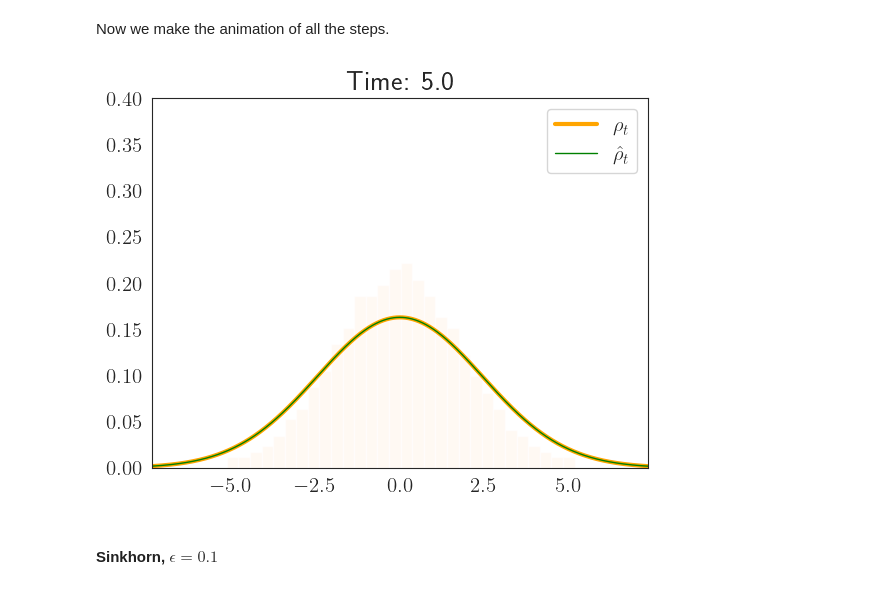
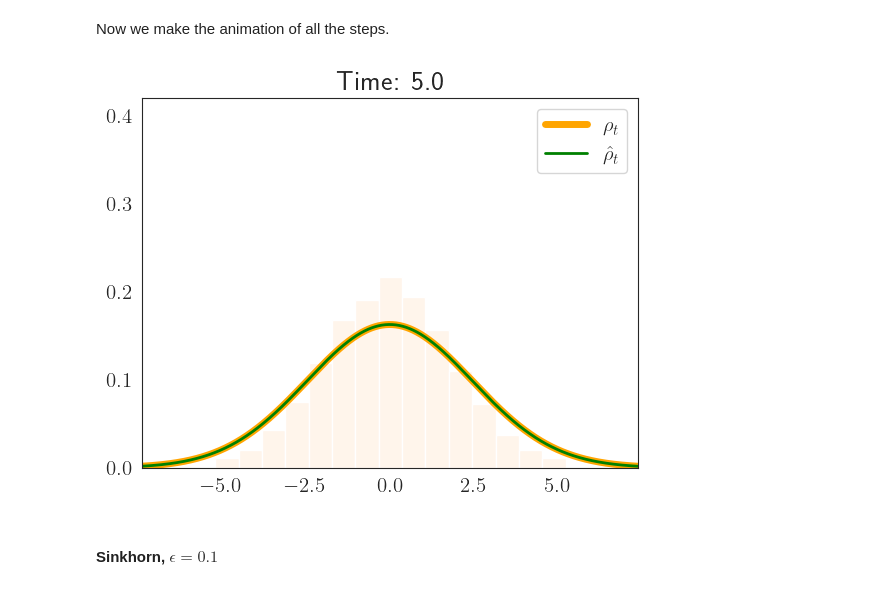
Before and after one commit to medhaaga/SchrodingerBridgeScheme, a Jupyter notebook: BP_scheme_Entropy.ipynb, the cells around one changed output. Cells and saved outputs as stored; diff of their text form; code cells hidden in the pictures.

```diff
--- a/BP_scheme_Entropy.ipynb
+++ b/BP_scheme_Entropy.ipynb
@@ -232,7 +230,7 @@ def update_plot(frame, SB_steps, steps, eps, sigma_squared, forward, xlim, ylim)
 
     # Your plotting logic for each frame
     step = steps[frame]
-    plt.hist(SB_steps[frame], density=True, bins=30, color=color, edgecolor='white')
+    plt.hist(SB_steps[frame], density=True, bins=15, color=color, edgecolor='white')
     plt.title(f'Time: {np.round(eps*step, 1)}')
     plt.xlim(-xlim, xlim)
     plt.ylim(0, ylim)
@@ -245,9 +243,9 @@ def update_plot(frame, SB_steps, steps, eps, sigma_squared, forward, xlim, ylim)
         SB_var = reverse_SB_var(sigma_squared, eps, k=step)
 
     x, pdf_values = draw_gaussian(mean=0, std_dev=np.sqrt(true_var))
-    plt.plot(x, pdf_values, label=r'$\rho_t$', color='orange', linewidth=3)
+    plt.plot(x, pdf_values, label=r'$\rho_t$', color='orange', linewidth=5)
     x, pdf_values = draw_gaussian(mean=0, std_dev=np.sqrt(SB_var))
-    plt.plot(x, pdf_values, label=r'$\hat \rho_t$', color='green')
+    plt.plot(x, pdf_values, label=r'$\hat \rho_t$', color='green', linewidth=2)
     plt.legend()
 # %%
 def update_plot_gauss_mix(frame, SB_steps, steps, eps, mu1, mu2, sigma_squared, forward, xlim, ylim):
@@ -290,8 +288,8 @@ total_time = 5
 mean, sigma, sigma_squared = 0, 1, 1
 # %%
 step_size = 0.01
-max_steps = int(time/step_size)
-all_steps = 10*np.arange(1, (max_steps//10)+1)
+max_steps = int(total_time/step_size)
+all_steps = 10*np.arange((max_steps//10)+1)
 dir = f'{SB_estimation_method}/{source_dist}/{direction}'
 file_path = os.path.join(dir, f'eps{step_size}_time{total_time}.npy')
 X_SB = np.load(file_path)
@@ -343,18 +341,18 @@ Now we make the animation of all the steps.
 # %%
 num_frames = len(all_steps)
 
 # Create a figure
 fig, ax = plt.subplots()
 
 # Create the animation
 
-animation = FuncAnimation(fig, update_plot, frames=num_frames, fargs=(X_SB, all_steps, step_size, sigma_squared, True, 3*np.sqrt(sigma_squared + total_time), 0.4), interval=10)
+animation = FuncAnimation(fig, update_plot, frames=num_frames, fargs=(X_SB, all_steps, step_size, sigma_squared, True, 3*np.sqrt(sigma_squared + total_time), 0.42), interval=10)
 animation.save(os.path.join(dir, f'eps{step_size}_time{total_time}.gif'), writer='imagemagick', fps=2)
 
 # Show the animation
 plt.show()
 # %% [output]
-[figure, old version]
+[figure, new version]
 # %% [markdown]
 #### Sinkhorn, $\epsilon = 0.1$
 # %%
```
Also changed, not shown: parts of 14 cells of this notebook, 1 other file.
